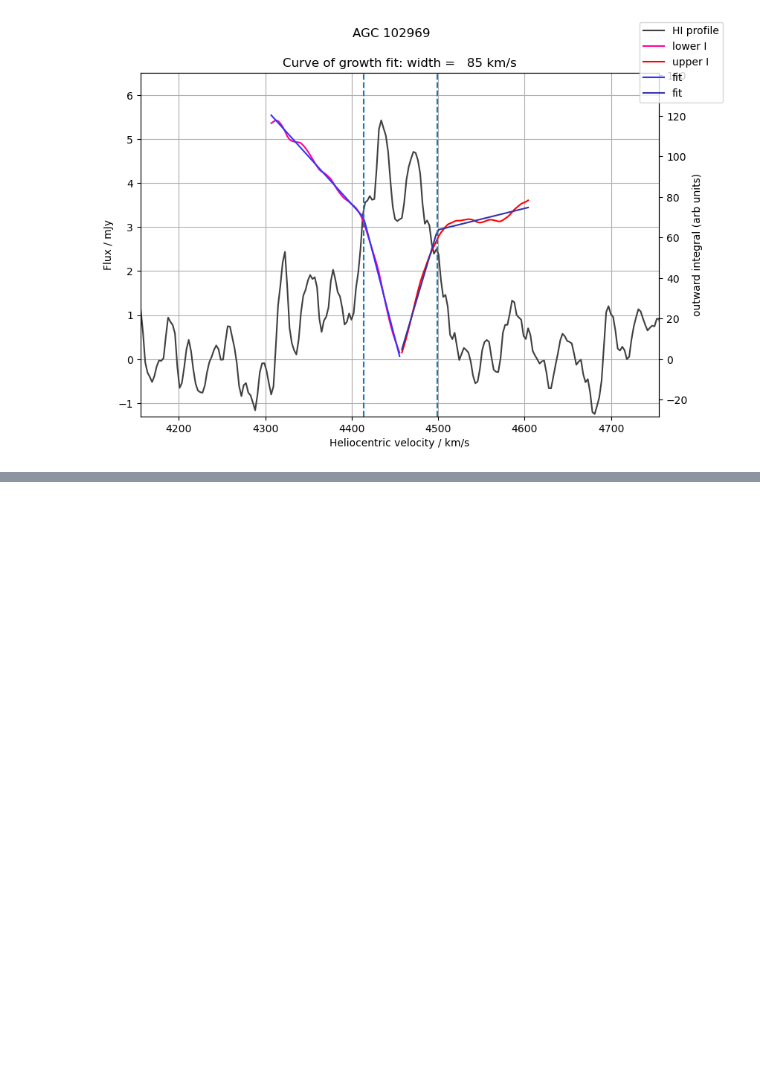
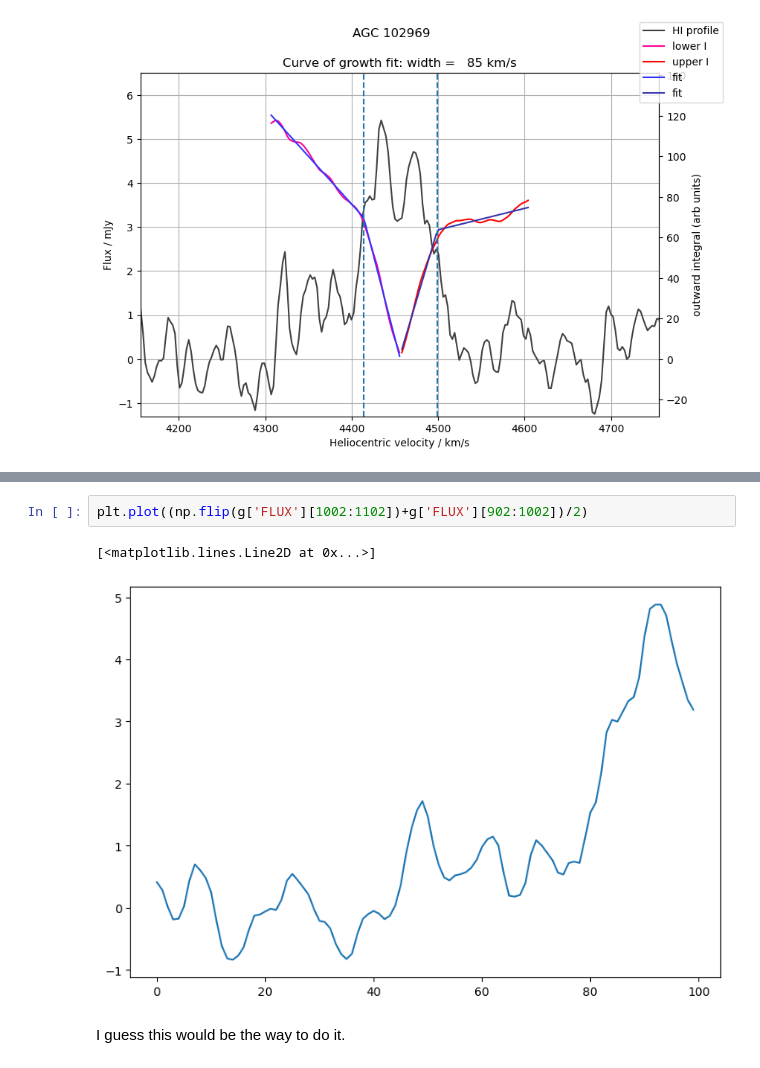
Before and after one commit to davidwcraig/HIspectrum_class, a Jupyter notebook: growth-curve-dwc-appss.ipynb, the cells around one changed output, grey strips where cells are left out. Drawn from its saved outputs; the diff is of its cells as text; blank space fills up the shorter version.

```diff
--- a/growth-curve-dwc-appss.ipynb
+++ b/growth-curve-dwc-appss.ipynb
@@ -162,0 +205,7 @@ plt.savefig(objname+"_cgfit.png")
+# %%
+plt.plot((np.flip(g['FLUX'][1002:1102])+g['FLUX'][902:1002])/2)
+# %% [output]
+[<matplotlib.lines.Line2D at 0x...>]
+[figure, added]
+# %% [markdown]
+I guess this would be the way to do it.
```
Also changed, not shown: parts of 12 cells of this notebook, 1 other file.
